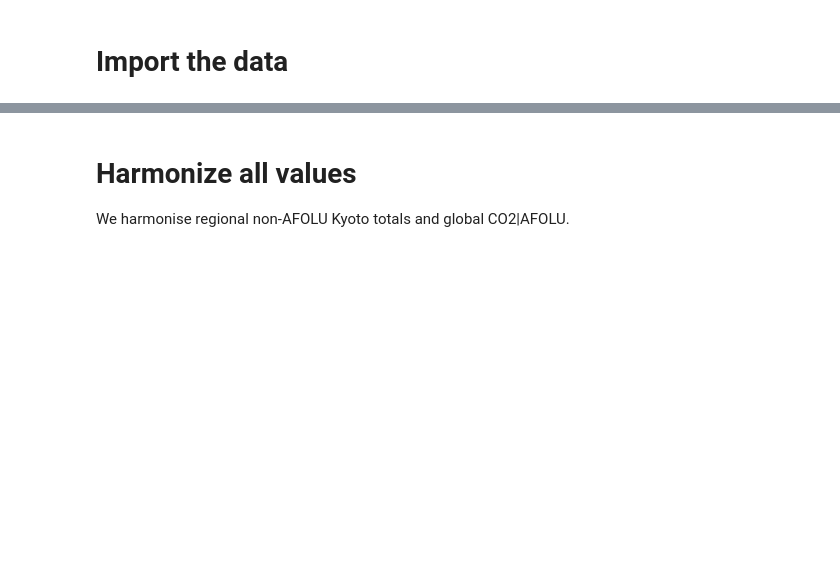
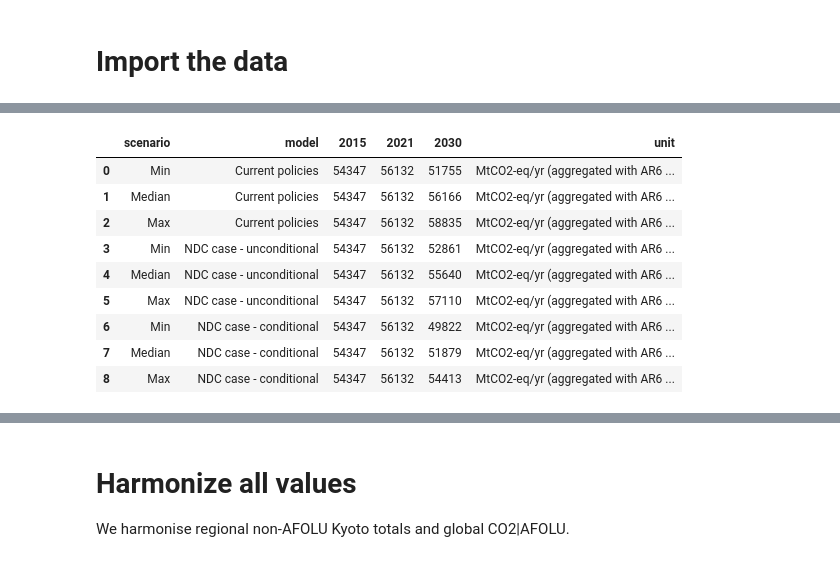
Before and after one commit to Rlamboll/Emissions_Gap, a Jupyter notebook: notebooks/02_harmonise.ipynb, the cells around one changed output, grey strips where cells are left out. Saved outputs shown, nothing was run; the diff lists cells and outputs as text; code cells hidden in the pictures; blank space fills up the shorter version.

```diff
--- a/notebooks/02_harmonise.ipynb
+++ b/notebooks/02_harmonise.ipynb
@@ -47,4 +47,17 @@ readin_data = pd.read_excel(
 readin_data.columns = ["scenario", "model"] + list(readin_data.columns[2:5]) + ["unit"]
+# %%
+readin_data
+# %% [output]
+|  | scenario | model | 2015 | 2021 | 2030 | unit |
+| 0 | Min | Current policies | 54347 | 56132 | 51755 | MtCO2-eq/yr (aggregated with AR6 ... |
+| 1 | Median | Current policies | 54347 | 56132 | 56166 | MtCO2-eq/yr (aggregated with AR6 ... |
+| 2 | Max | Current policies | 54347 | 56132 | 58835 | MtCO2-eq/yr (aggregated with AR6 ... |
+| 3 | Min | NDC case - unconditional | 54347 | 56132 | 52861 | MtCO2-eq/yr (aggregated with AR6 ... |
+| 4 | Median | NDC case - unconditional | 54347 | 56132 | 55640 | MtCO2-eq/yr (aggregated with AR6 ... |
+| 5 | Max | NDC case - unconditional | 54347 | 56132 | 57110 | MtCO2-eq/yr (aggregated with AR6 ... |
+| 6 | Min | NDC case - conditional | 54347 | 56132 | 49822 | MtCO2-eq/yr (aggregated with AR6 ... |
+| 7 | Median | NDC case - conditional | 54347 | 56132 | 51879 | MtCO2-eq/yr (aggregated with AR6 ... |
+| 8 | Max | NDC case - conditional | 54347 | 56132 | 54413 | MtCO2-eq/yr (aggregated with AR6 ... |
 # %%
 variable = "Emissions|Kyoto Gases (AR6-GWP100)"
 unit = "Mt CO2-equiv/yr"
```
Also changed, not shown: parts of 10 cells of this notebook, 4 other files.
